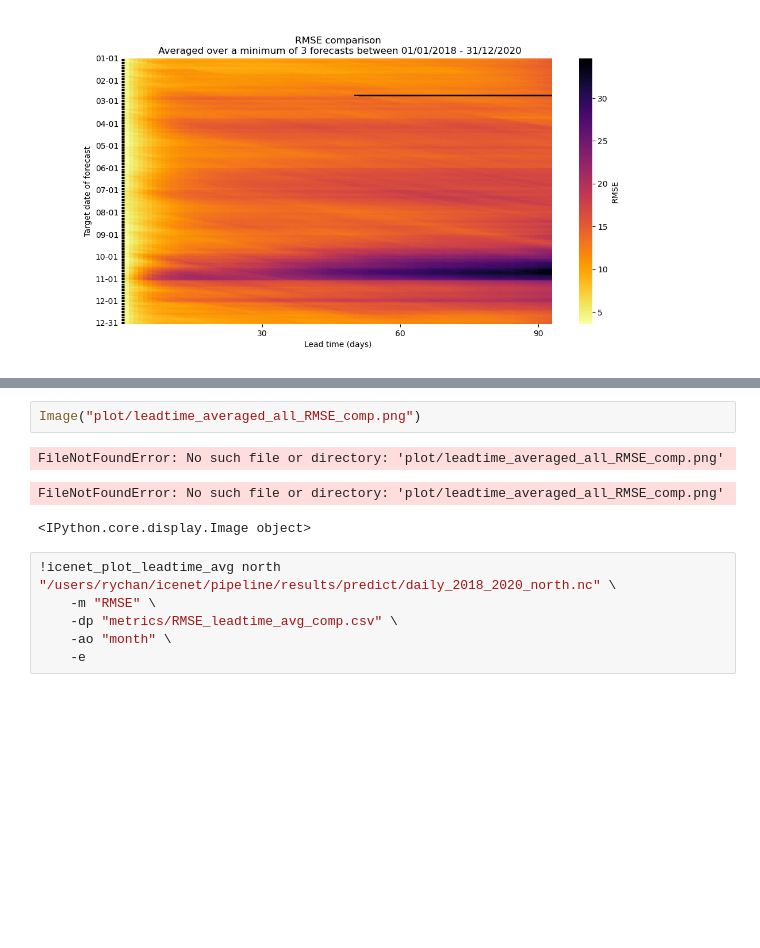
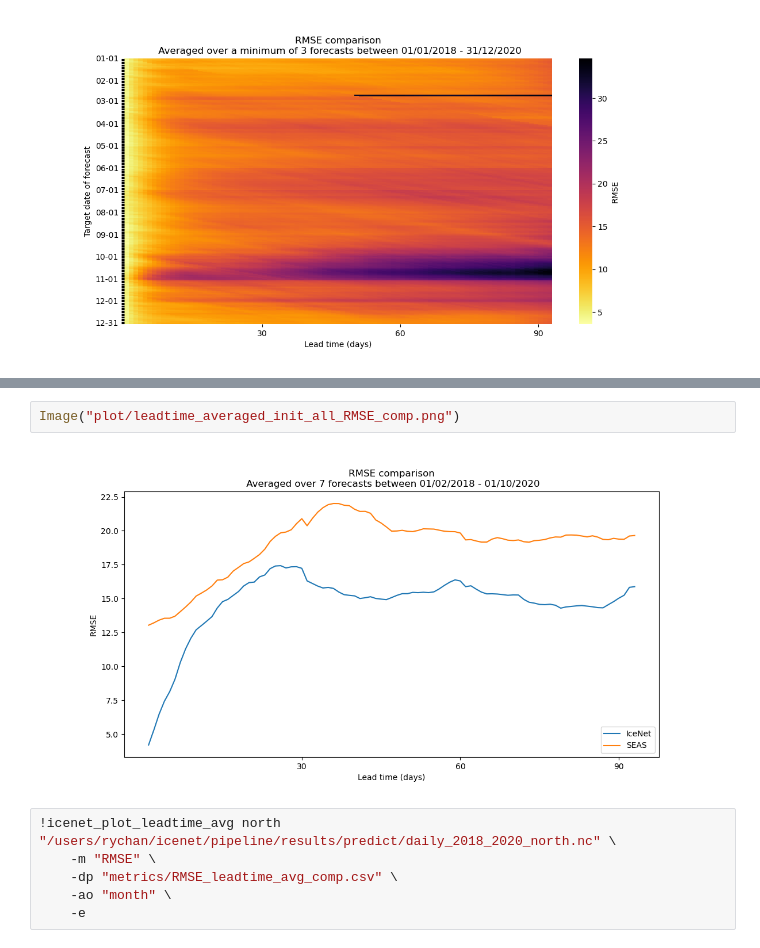
Before and after one commit to icenet-ai/aiuk-2023, a Jupyter notebook: validation_demo.ipynb, the cells around one changed output, grey strips where cells are left out. Drawn from its saved outputs; the diff is of its cells as text; blank space fills up the shorter version.

Commit message:
redo plots for 03-01

```diff
--- a/validation_demo.ipynb
+++ b/validation_demo.ipynb
@@ -670,11 +659,9 @@ INFO:root:Saving the metric dataframe in metrics/RMSE_leadtime_avg_comp.csv
 INFO:root:Creating leadtime averaged plot for RMSE metric
 INFO:root:Saving to plot/leadtime_averaged_init_all_RMSE_comp.png
 # %%
-Image("plot/leadtime_averaged_all_RMSE_comp.png")
+Image("plot/leadtime_averaged_init_all_RMSE_comp.png")
 # %% [output]
-FileNotFoundError: No such file or directory: 'plot/leadtime_averaged_all_RMSE_comp.png'
-FileNotFoundError: No such file or directory: 'plot/leadtime_averaged_all_RMSE_comp.png'
-<IPython.core.display.Image object>
+[figure, added]
 # %%
 !icenet_plot_leadtime_avg north "/users/rychan/icenet/pipeline/results/predict/daily_2018_2020_north.nc" \
     -m "RMSE" \
```
Also changed, not shown: parts of 10 cells of this notebook.
